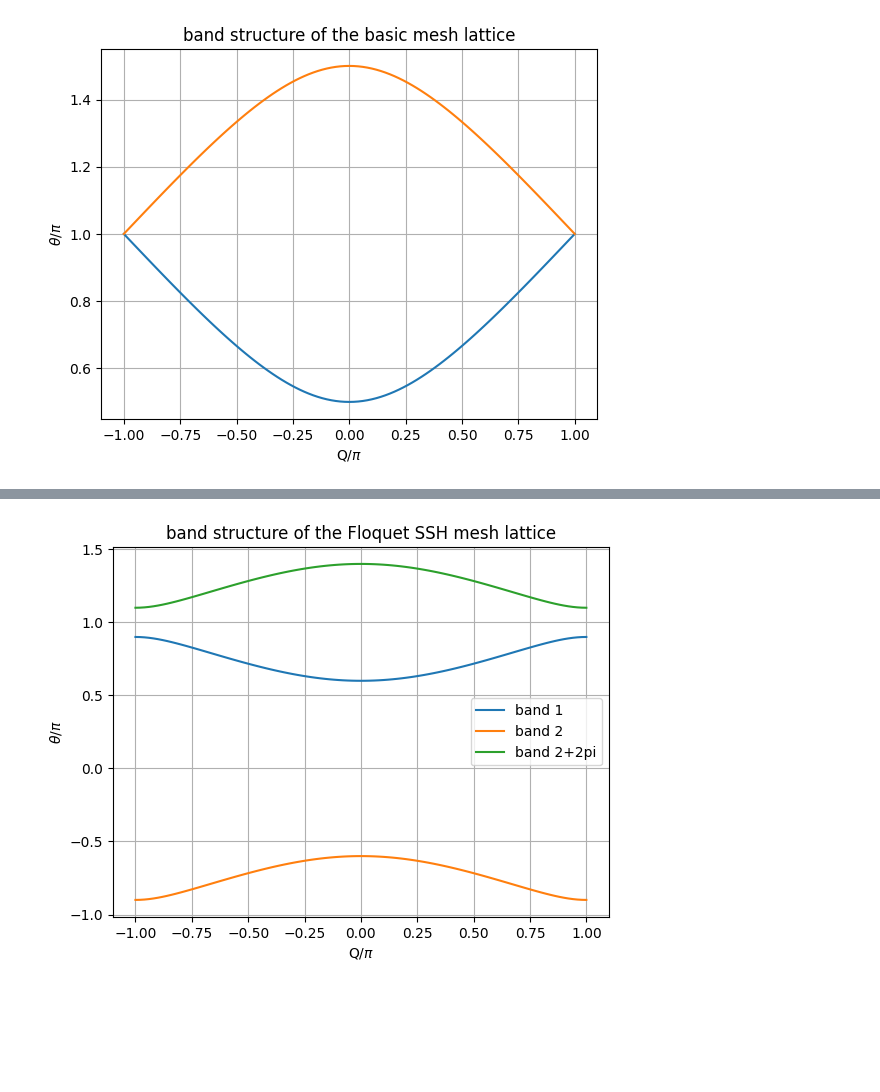
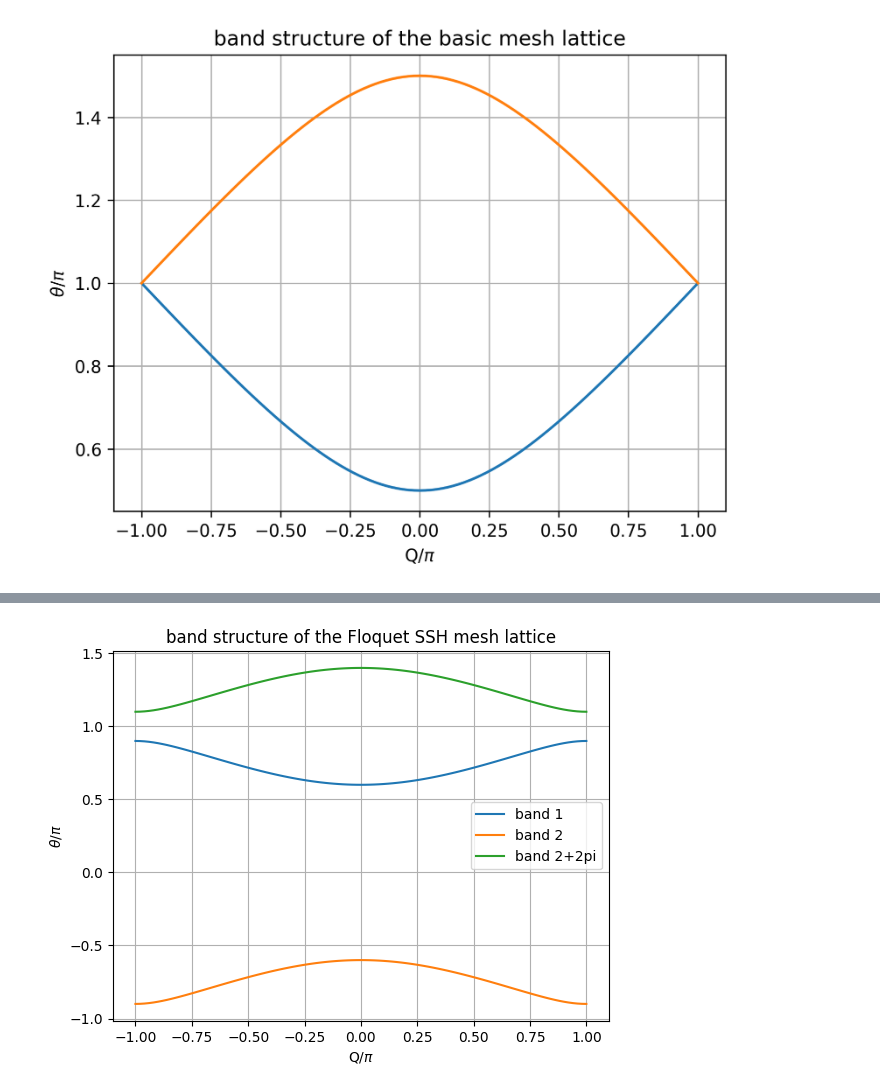
Before and after one commit to nlphotonics/light_walk_in_two_loops, a Jupyter notebook: two_loop_light_walk.ipynb, the cells around one changed output, grey strips where cells are left out. Drawn from its saved outputs; the diff is of its cells as text; code cells hidden in the pictures; blank space fills up the shorter version.

```diff
--- a/two_loop_light_walk.ipynb
+++ b/two_loop_light_walk.ipynb
@@ -25,19 +25,20 @@ $$\theta = \pm \cos^{-1}(\frac{\cos(Q)-1}{2})$$
 # %%
 # draw the band structure
 import numpy as np
 import matplotlib.pyplot as plt
 q = np.linspace(-1*np.pi,np.pi,num=101)
 th1 = np.arccos((np.cos(q)-1)/2)
 th2 = -1*th1 + 2*np.pi
+plt.figure(dpi=300)
 plt.plot(q/np.pi, th1/np.pi)
 plt.plot(q/np.pi, th2/np.pi)
 plt.xlabel(r"Q/$\pi$")
 plt.ylabel(r"$\theta$/$\pi$")
 plt.title("band structure of the basic mesh lattice")
 plt.grid(True)
 plt.show()
 # %% [output]
-[figure, old version]
+[figure, new version]
 # %% [markdown]
 ### On-site potential (in-loop phase modulation)
 Now we add a phase modulation to each pulse in the long loop by following the scheme in Regensburger et al., Nature 488, 167–171 (2012)
```
Also changed, not shown: parts of 9 cells of this notebook, 1 other file.
